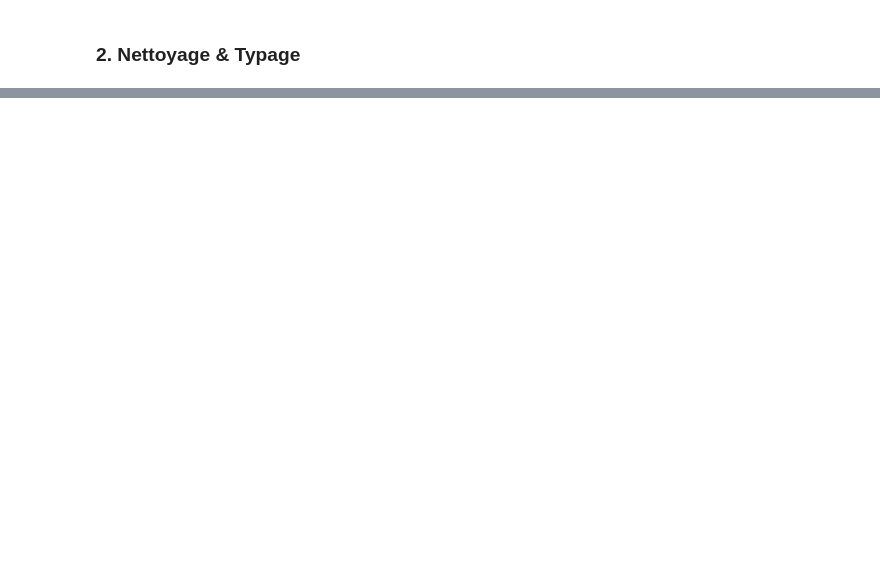
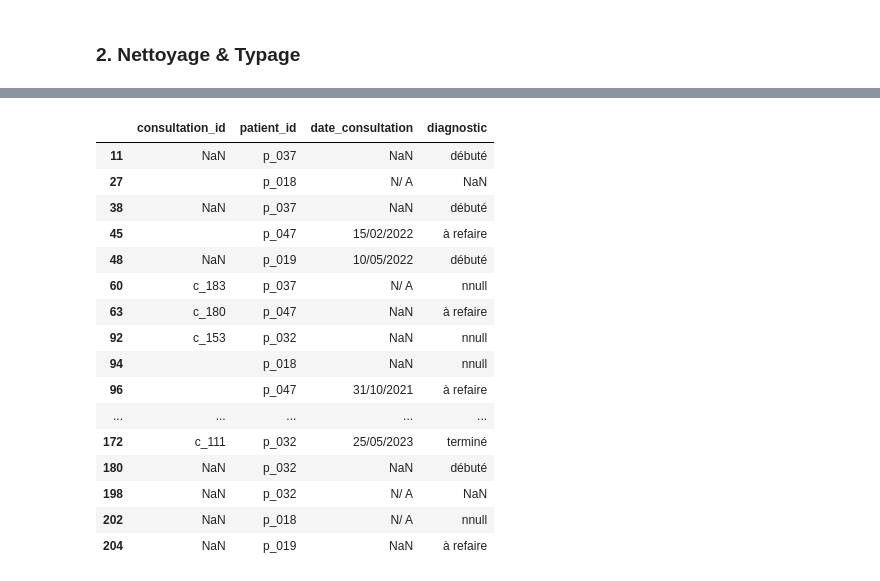
Before and after one commit to leagravellard/Mise_en_situation---REF-DATA, a Jupyter notebook: I. Traitement de données en Python/notebook.ipynb, the cells around one changed output, grey strips where cells are left out. Cells and saved outputs as stored; diff of their text form; code cells hidden in the pictures; blank space fills up the shorter version.

```diff
--- a/I. Traitement de données en Python/notebook.ipynb
+++ b/I. Traitement de données en Python/notebook.ipynb
@@ -40,0 +243,26 @@ df_patients.head(), df_consultations.head()
+# %%
+# Analyse du DF 'df_consultations'
+
+pd.set_option("display.max_seq_items", None)
+
+# Exploration rapide des données
+
+print("\n=== Informations générales ===")
+display(df_consultations.info())
+
+print("\n=== Statistiques descriptives (toutes colonnes) ===")
+display(df_consultations.describe(include="all"))
+
+print("\n=== Valeurs uniques par colonne (hors NaN) ===")
+for col in df_consultations.columns:
+    print(f"\n--- {col} ---")
+    display(df_consultations[col].dropna().unique())
+
+print("\n=== Nombre de valeurs nulles par colonne ===")
+display(df_consultations.isna().sum())
+
+print("=== Nombre de doublons par colonne ===")
+
+for col in df_consultations.columns:
+    nb_doublons = df_consultations[col].duplicated().sum()
+    print(f"{col} : {nb_doublons}")
@@ -40,0 +360,32 @@ df_patients.head(), df_consultations.head()
+# %%
+duplicated_patient_ids = (
+    df_consultations["patient_id"]
+    .value_counts()
+    .loc[lambda x: x > 1]
+    .head(5)
+    .index
+)
+# %%
+display(
+    df_consultations[
+        df_consultations["patient_id"].isin(duplicated_patient_ids)
+    ]
+)
+# %% [output]
+|  | consultation_id | patient_id | date_consultation | diagnostic |
+| 11 | NaN | p_037 | NaN | débuté |
+| 27 |  | p_018 | N/ A | NaN |
+| 38 | NaN | p_037 | NaN | débuté |
+| 45 |  | p_047 | 15/02/2022 | à refaire |
+| 48 | NaN | p_019 | 10/05/2022 | débuté |
+| 60 | c_183 | p_037 | N/ A | nnull |
+| 63 | c_180 | p_047 | NaN | à refaire |
+| 92 | c_153 | p_032 | NaN | nnull |
+| 94 |  | p_018 | NaN | nnull |
+| 96 |  | p_047 | 31/10/2021 | à refaire |
+| ... | ... | ... | ... | ... |
+| 172 | c_111 | p_032 | 25/05/2023 | terminé |
+| 180 | NaN | p_032 | NaN | débuté |
+| 198 | NaN | p_032 | N/ A | NaN |
+| 202 | NaN | p_018 | N/ A | nnull |
+| 204 | NaN | p_019 | NaN | à refaire |
```
Also changed, not shown: parts of 21 cells of this notebook, 1 other file.
